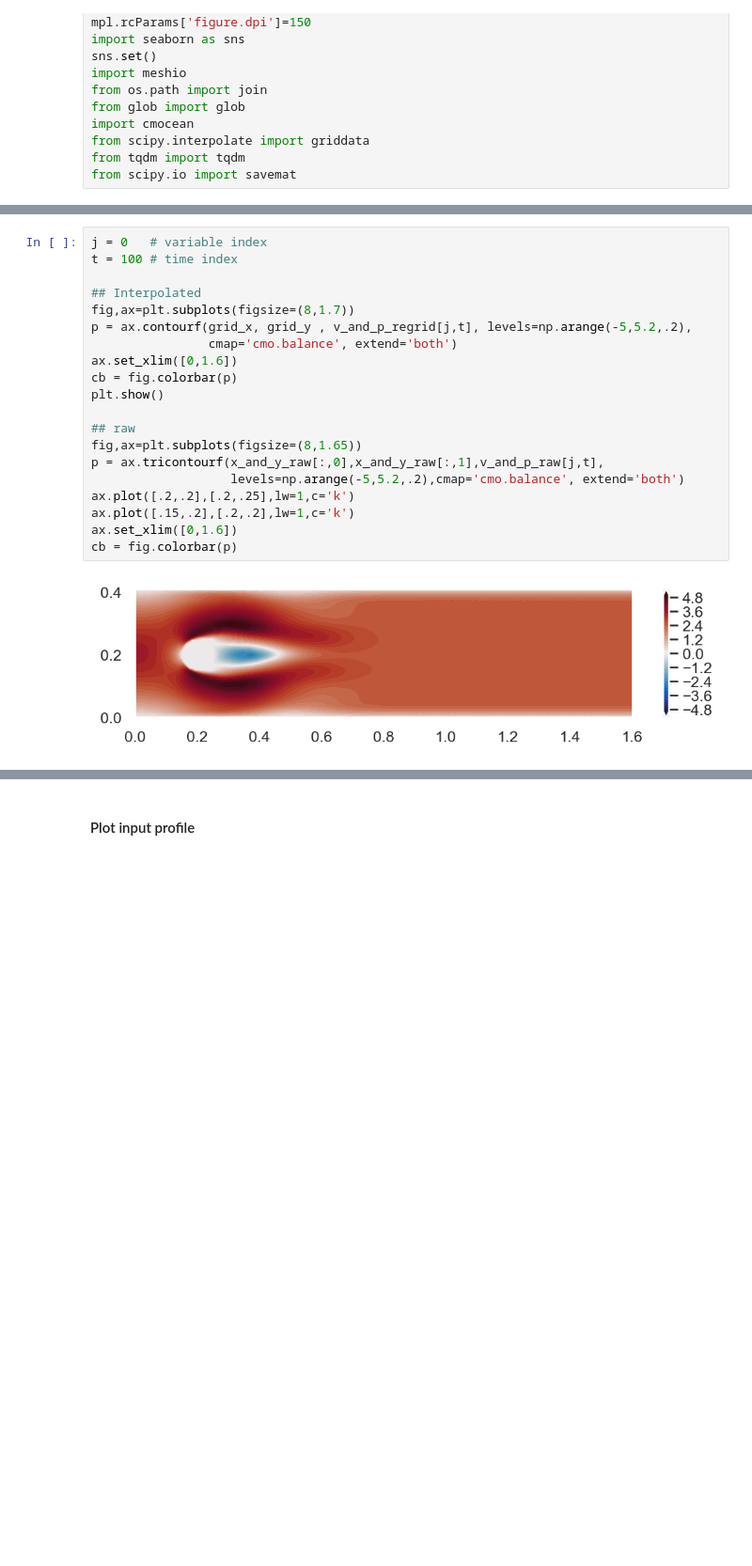
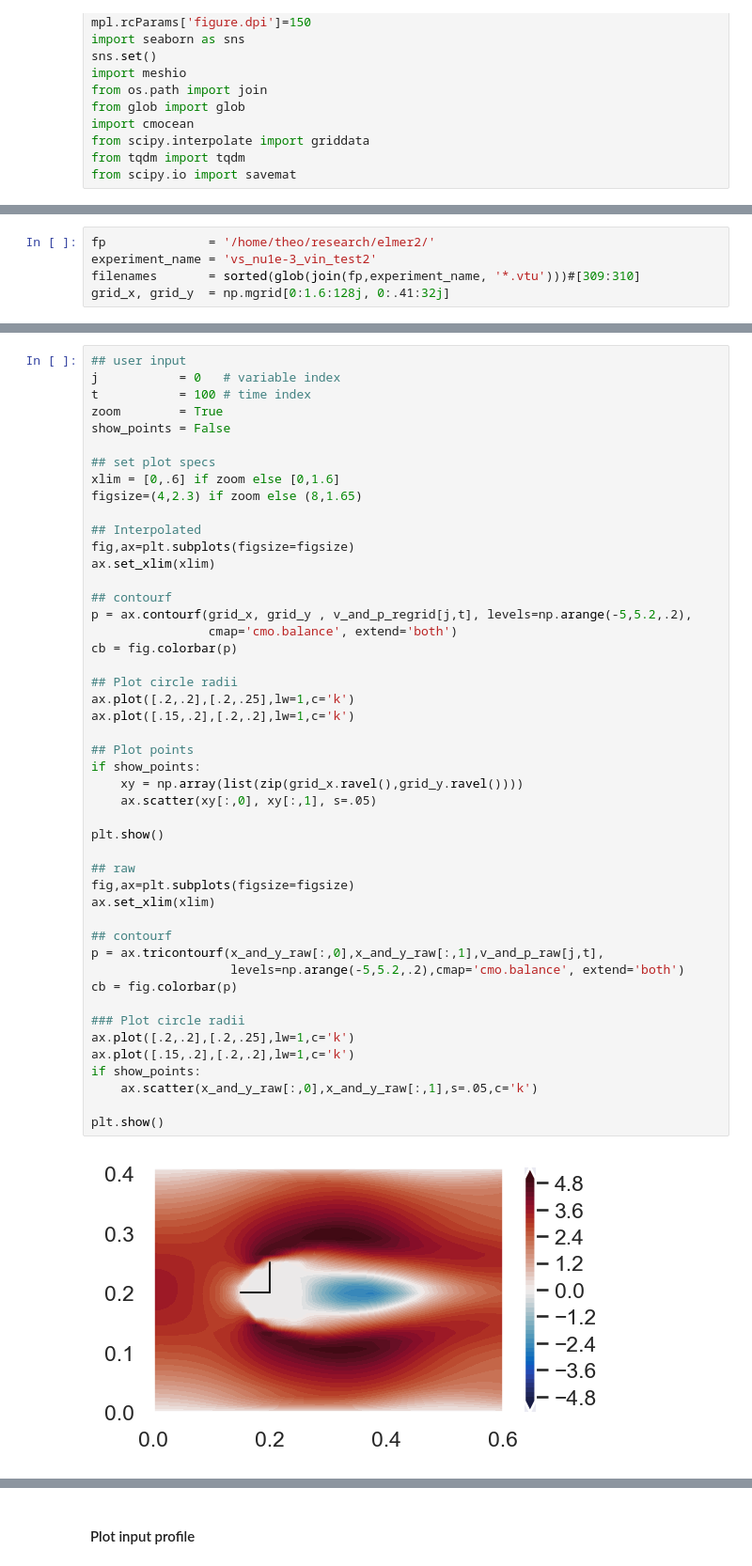
Before and after one commit to ktcarr/6.867-project, a Jupyter notebook: preprocess.ipynb, the cells around one changed output, grey strips where cells are left out. Shown: that part at 94% size. Drawn from its saved outputs; the diff is of its cells as text; blank space fills up the shorter version.

```diff
--- a/preprocess.ipynb
+++ b/preprocess.ipynb
@@ -69,0 +15,5 @@ v_and_p_raw = v_and_p_raw.transpose(2,1,0)
+# %%
+fp              = '/home/theo/research/elmer2/'
+experiment_name = 'vs_nu1e-3_vin_test2'
+filenames       = sorted(glob(join(fp,experiment_name, '*.vtu')))#[309:310]
+grid_x, grid_y  = np.mgrid[0:1.6:128j, 0:.41:32j]
@@ -70,22 +70,49 @@ v_and_p_raw = v_and_p_raw.transpose(2,1,0)
 # %%
-j = 0   # variable index
-t = 100 # time index
+## user input
+j           = 0   # variable index
+t           = 100 # time index
+zoom        = True
+show_points = False
+
+## set plot specs
+xlim = [0,.6] if zoom else [0,1.6]
+figsize=(4,2.3) if zoom else (8,1.65)
 
 ## Interpolated
-fig,ax=plt.subplots(figsize=(8,1.7))
+fig,ax=plt.subplots(figsize=figsize)
+ax.set_xlim(xlim)
+
+## contourf
 p = ax.contourf(grid_x, grid_y , v_and_p_regrid[j,t], levels=np.arange(-5,5.2,.2),
                 cmap='cmo.balance', extend='both')
-ax.set_xlim([0,1.6])
 cb = fig.colorbar(p)
+
+## Plot circle radii
+ax.plot([.2,.2],[.2,.25],lw=1,c='k')
+ax.plot([.15,.2],[.2,.2],lw=1,c='k')
+
+## Plot points
+if show_points:
+    xy = np.array(list(zip(grid_x.ravel(),grid_y.ravel())))
+    ax.scatter(xy[:,0], xy[:,1], s=.05)
+
 plt.show()
 
 ## raw
-fig,ax=plt.subplots(figsize=(8,1.65))
+fig,ax=plt.subplots(figsize=figsize)
+ax.set_xlim(xlim)
+
+## contourf
 p = ax.tricontourf(x_and_y_raw[:,0],x_and_y_raw[:,1],v_and_p_raw[j,t],
                    levels=np.arange(-5,5.2,.2),cmap='cmo.balance', extend='both')
+cb = fig.colorbar(p)
+
+### Plot circle radii
 ax.plot([.2,.2],[.2,.25],lw=1,c='k')
 ax.plot([.15,.2],[.2,.2],lw=1,c='k')
-ax.set_xlim([0,1.6])
-cb = fig.colorbar(p)
+if show_points:
+    ax.scatter(x_and_y_raw[:,0],x_and_y_raw[:,1],s=.05,c='k')
+
+plt.show()
 # %% [output]
-[figure, old version]
+[figure, new version]
```
Also changed, not shown: parts of 6 cells of this notebook.
